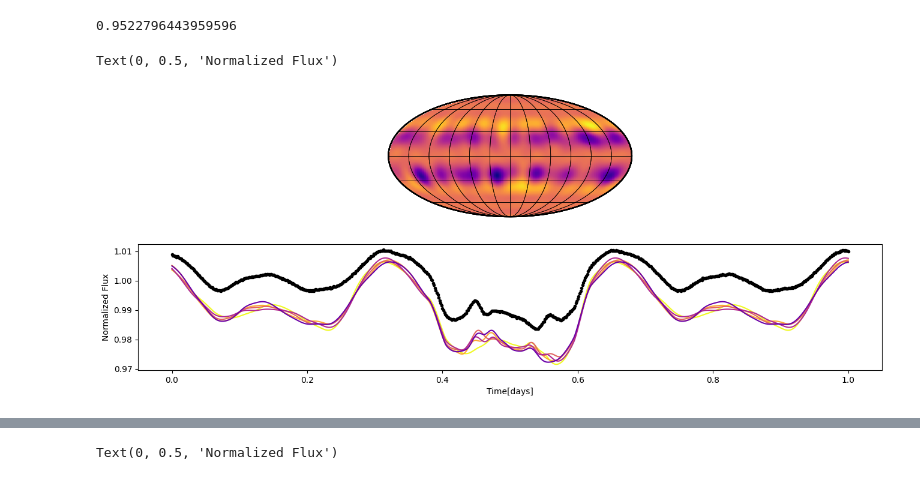
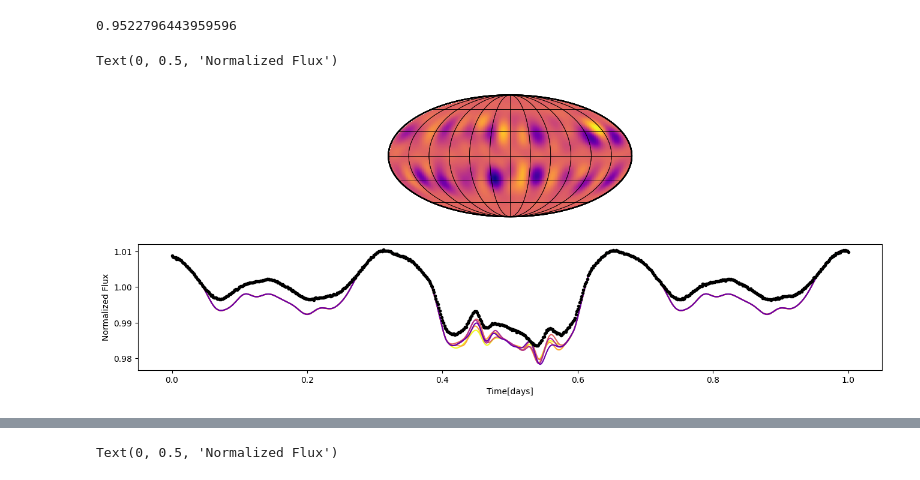
Before and after one commit to ssagynbayeva/starry-project, a Jupyter notebook: ShortLightCurve/SyntheticData-get-lc-from-posterior.ipynb, the cells around one changed output, grey strips where cells are left out. Cells and saved outputs as stored; diff of their text form; code cells hidden in the pictures.

Commit message:
changed conditional sample in starry_process

```diff
--- a/ShortLightCurve/SyntheticData-get-lc-from-posterior.ipynb
+++ b/ShortLightCurve/SyntheticData-get-lc-from-posterior.ipynb
@@ -661,15 +660,7 @@ sp = StarryProcess(
         normalized=False,
     )
 
-y = sp.sample_ylm_conditional(t=t, flux=flux, data_cov=err**2, nsamples=nsamples, baseline_mean=1/samples_dict['gp.norm'][rand_index], p=params['star.prot']['truth'],i=params['star.inc']['truth']).eval()
-# y = sp.sample_ylm(nsamples=nsamples).eval()
-fig, ax = plt.subplots(
-    2,
-    figsize=(16, 6),
-)
-# Normalize so that the background photosphere
-# has unit intensity (for plotting)
-y[:, 0] += 1
+
 
 # y *= np.pi
 
@@ -705,35 +696,45 @@ A = map.design_matrix(
         ro=params["planet.r"]["truth"],
     ).eval()
 
-# A = A / samples_dict['gp.norm'][rand_index]
+A = A / samples_dict['gp.norm'][rand_index]
 
 Sigma_s = sp.cov_ylm
 mu_ylm = sp.mean_ylm
 mu_ylm = tt.inc_subtensor(mu_ylm[0], 1)
 mu_flux = tt.dot(A, mu_ylm)
 # theta = 360 * t
+
+y = sp.sample_ylm_conditional(t=t, flux=flux, data_cov=err**2, A=A, nsamples=nsamples, baseline_mean=1/samples_dict['gp.norm'][rand_index], p=params['star.prot']['truth'],i=params['star.inc']['truth']).eval()
+# y = sp.sample_ylm(nsamples=nsamples).eval()
+fig, ax = plt.subplots(
+    2,
+    figsize=(16, 6),
+)
+# Normalize so that the background photosphere
+# has unit intensity (for plotting)
+y[:, 0] += 1
 
 
 for k in range(nsamples):
     y[k] = y[k].reshape(-1)
 
     map[:,:] = y[k]
     map.show(ax=ax[0], projection="moll")
 
     # Compute the light curve
-    # flux_sys = A @ y[k] / samples_dict['gp.norm'][rand_index]
+    # flux_sys = A @ y[k]
     flux_sys = map.flux(theta=theta, xo=xo, yo=yo, zo=zo, ro=params["planet.r"]["truth"]).eval() / samples_dict['gp.norm'][rand_index]
 
     # *** Normalize the flux
     # flux_sys -= np.mean(flux_sys.eval())
     # flux_sys[k] *= 1e3
 
     plt.plot(t, flux_sys, color=cmap(k/5))
     # plt.plot(t,mu_ylm_from_model, color=cmap(k/5))
 plt.plot(t,flux,'k.')
 # plt.plot(t, mu_flux.eval(), 'r.')
 plt.xlabel('Time[days]')
 plt.ylabel('Normalized Flux')
 # %% [output]
 Text(0, 0.5, 'Normalized Flux')
-[figure, old version]
+[figure, new version]
```
Also changed, not shown: parts of 4 cells of this notebook, 1 other file.
